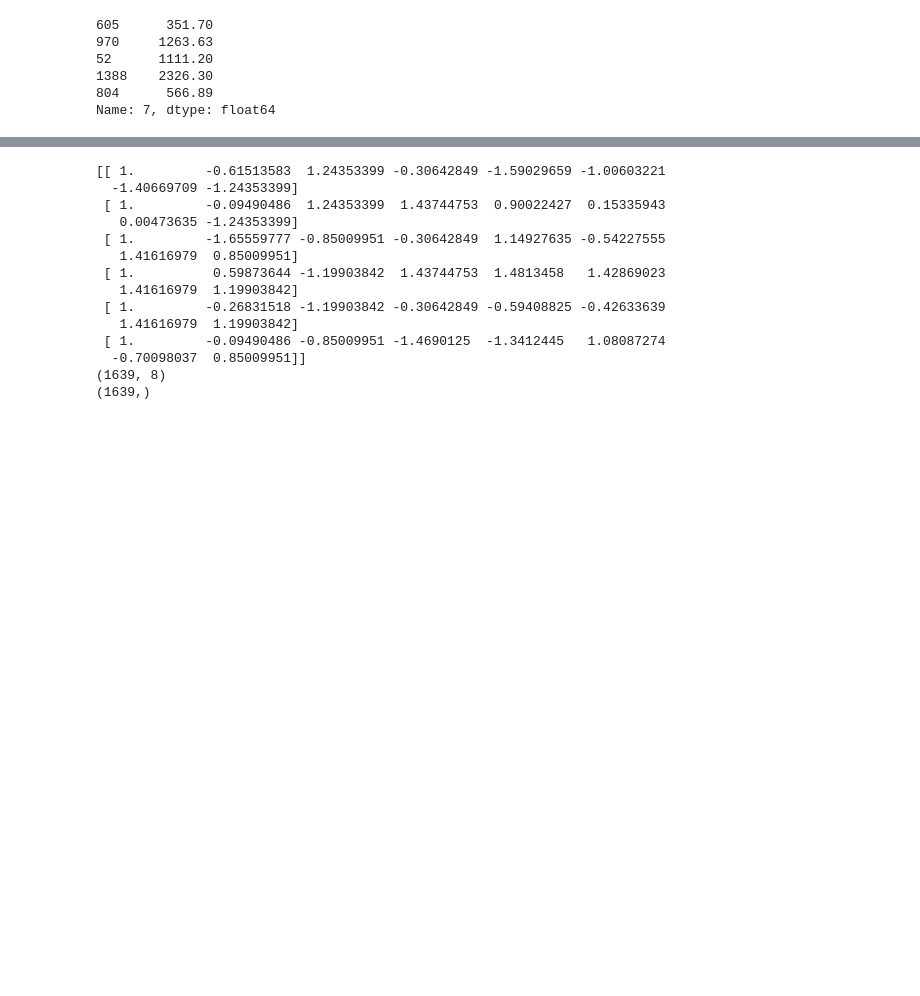
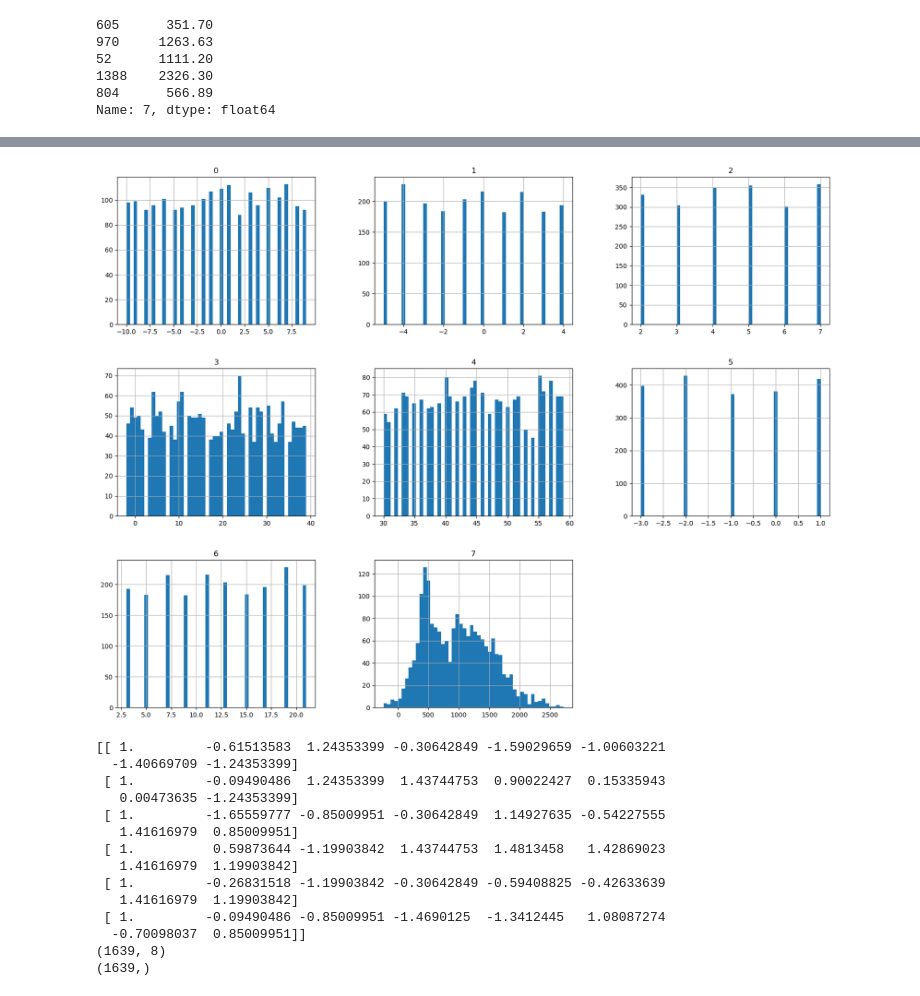
Before and after one commit to typsoon/mpum_first_miniproject, a Jupyter notebook: regression.sync.ipynb, the cells around one changed output, grey strips where cells are left out. Saved outputs shown, nothing was run; the diff lists cells and outputs as text; code cells hidden in the pictures; blank space fills up the shorter version.

```diff
--- a/regression.sync.ipynb
+++ b/regression.sync.ipynb
@@ -148,3 +213,8 @@ Name: 7, dtype: float64
+# %%
+df.hist(bins=50, figsize=(20, 15))
+plt.show()
+# %% [output]
+[figure, added]
 # %%
 def preprocess_data(data_matrix):
     mean = np.mean(data_matrix, axis=0)
```
Also changed, not shown: parts of 15 cells of this notebook, 2 other files.
